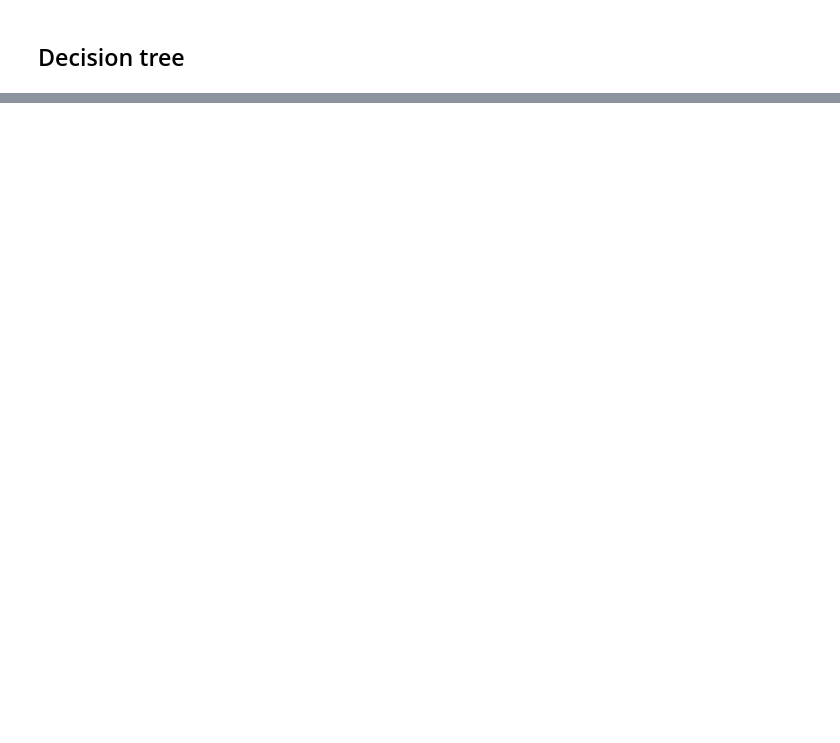
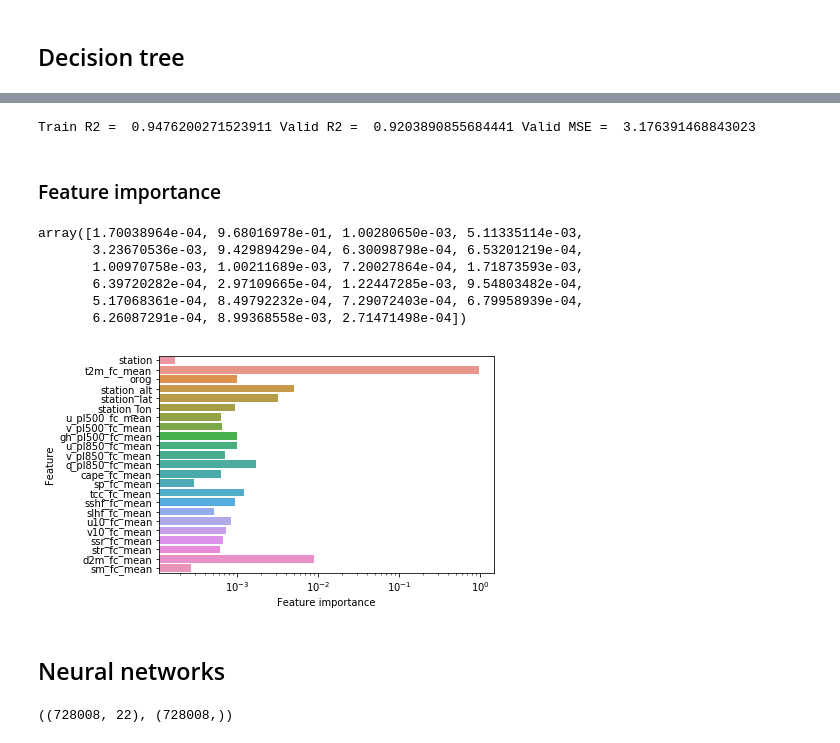
Before and after one commit to waves2weather/W2W-ML-Workshop, a Jupyter notebook: pp-intro.ipynb, the cells around one changed output, grey strips where cells are left out. Cells and saved outputs as stored; diff of their text form; code cells hidden in the pictures; blank space fills up the shorter version.

```diff
--- a/pp-intro.ipynb
+++ b/pp-intro.ipynb
@@ -99,0 +90,15 @@ y_valid = y_train_all[df_train.time >= '2015-01-01']
+# %%
+def split_and_norm(df_train, drop_train=[], split_date='2015-01-01', do_norm=True):
+    X = df_train.drop(['t2m_obs', 'time'] + drop_train, 1)
+    y = df_train['t2m_obs']
+
+    if do_norm:
+        for cat in X.columns:
+            if X[cat].dtype == 'float':
+                X[cat] = (X[cat] - X[cat].mean()) / X[cat].std()
+
+    X_train = X[df_train.time <  split_date]
+    X_valid = X[df_train.time >= split_date]
+    y_train = y[df_train.time <  split_date]
+    y_valid = y[df_train.time >= split_date]
+    return X_train, y_train, X_valid, y_valid
@@ -130,0 +254,5 @@ mse(y_valid, y_pred)
+# %%
+X_train, y_train, X_valid, y_valid = split_and_norm(
+    df_train)
+# %%
+rf = RandomForestRegressor(n_estimators=40, n_jobs=-1, min_samples_leaf=100)
@@ -130,0 +270,27 @@ mse(y_valid, y_pred)
+# %%
+print_scores(rf)
+# %% [output]
+Train R2 =  0.9476200271523911 Valid R2 =  0.9203890855684441 Valid MSE =  3.176391468843023
+# %% [markdown]
+### Feature importance
+# %%
+rf.feature_importances_
+# %% [output]
+array([1.70038964e-04, 9.68016978e-01, 1.00280650e-03, 5.11335114e-03,
+       3.23670536e-03, 9.42989429e-04, 6.30098798e-04, 6.53201219e-04,
+       1.00970758e-03, 1.00211689e-03, 7.20027864e-04, 1.71873593e-03,
+       6.39720282e-04, 2.97109665e-04, 1.22447285e-03, 9.54803482e-04,
+       5.17068361e-04, 8.49792232e-04, 7.29072403e-04, 6.79958939e-04,
+       6.26087291e-04, 8.99368558e-03, 2.71471498e-04])
+# %%
+fi_df = pd.DataFrame(
+    data={'Feature': X_train.columns, 'Feature importance': rf.feature_importances_},
+    columns = ['Feature', 'Feature importance']
+)
+# %%
+sns.barplot(data=fi_df, x='Feature importance', y='Feature')
+plt.xscale('log')
+# %% [output]
+[figure, added]
+# %% [markdown]
+## Neural networks
@@ -130,0 +304,4 @@ mse(y_valid, y_pred)
+# %%
+X_train.shape, y_train.shape
+# %% [output]
+((728008, 22), (728008,))
```
Also changed, not shown: parts of 55 cells of this notebook, 3 other files.
